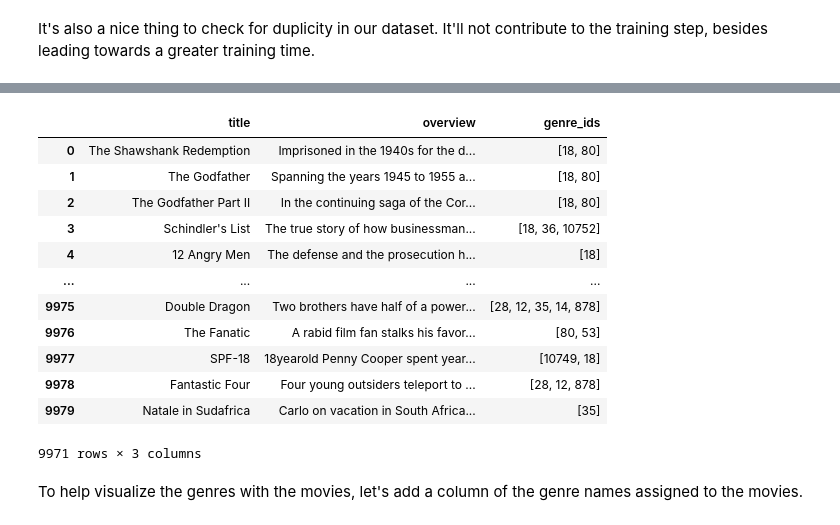
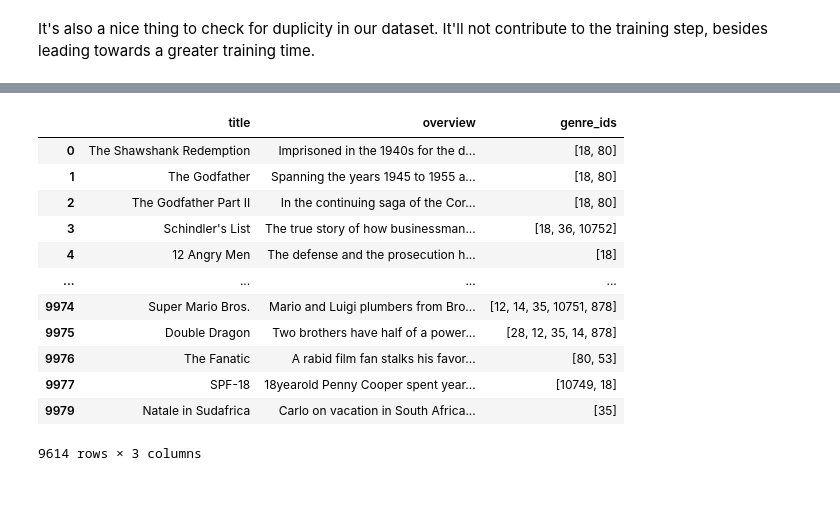
Before and after one commit to LucasPires2807/nlp-genre-classification, a Jupyter notebook: data_processing.ipynb, the cells around one changed output, grey strips where cells are left out. Cells and saved outputs as stored; diff of their text form; code cells hidden in the pictures; blank space fills up the shorter version.

```diff
--- a/data_processing.ipynb
+++ b/data_processing.ipynb
@@ -48,21 +3,3 @@ The two files relate through the genre identifiers:
 # %%
-# Import libraries with standard conventions
-import pandas as pd
-import numpy as np
-import re
-from ast import literal_eval
-from itertools import chain
-from collections import Counter
-from pprint import pprint
-import plotly.express as px
-import plotly.graph_objects as go
-import spacy
-import nltk
-from nltk.corpus import stopwords
-from nltk.stem import WordNetLemmatizer
-from sklearn.feature_extraction.text import CountVectorizer, TfidfVectorizer
-
-
-# Loading the data
-df_movies = pd.read_csv('data/movies_overview.csv')
-df_genres = pd.read_csv('data/movies_genres.csv')
+df = pd.read_csv('data/movies_overview.csv')
+df.head()
@@ -170,7 +125,7 @@ def remove_punctuation(text):
     return re.sub(r'[^\w\s]', '', text)
 
 
-df_movies["overview"] = df_movies["overview"].apply(remove_punctuation)
-df_movies["overview"] = df_movies["overview"].apply(remove_extra_spaces)
+df["overview"] = df["overview"].apply(remove_punctuation)
+df["overview"] = df["overview"].apply(remove_extra_spaces)
 # %% [markdown]
 The graph shows the distribution of overviews lentghs, there is a dense occurrence around 25 count of words, meaning that the texts are not long.
@@ -256,23 +284,22 @@ It's also a nice thing to check for duplicity in our dataset. It'll not contribu
 # %%
-#removing duplicates
-movies_clean = df_movies.drop_duplicates(subset=['overview'])
-movies_clean
+#as duplicatas correspondiam a menos de 5% do dataset, decidi removê-las
+df_clean = df.drop_duplicates(subset=['title'])
+df_clean = df_clean.drop_duplicates(subset=['overview'])
+df_clean
 # %% [output]
 |  | title | overview | genre_ids |
 | 0 | The Shawshank Redemption | Imprisoned in the 1940s for the d... | [18, 80] |
 | 1 | The Godfather | Spanning the years 1945 to 1955 a... | [18, 80] |
 | 2 | The Godfather Part II | In the continuing saga of the Cor... | [18, 80] |
 | 3 | Schindler's List | The true story of how businessman... | [18, 36, 10752] |
 | 4 | 12 Angry Men | The defense and the prosecution h... | [18] |
 | ... | ... | ... | ... |
+| 9974 | Super Mario Bros. | Mario and Luigi plumbers from Bro... | [12, 14, 35, 10751, 878] |
 | 9975 | Double Dragon | Two brothers have half of a power... | [28, 12, 35, 14, 878] |
 | 9976 | The Fanatic | A rabid film fan stalks his favor... | [80, 53] |
 | 9977 | SPF-18 | 18yearold Penny Cooper spent year... | [10749, 18] |
-| 9978 | Fantastic Four | Four young outsiders teleport to ... | [28, 12, 878] |
 | 9979 | Natale in Sudafrica | Carlo on vacation in South Africa... | [35] |
-9971 rows × 3 columns
+9614 rows × 3 columns
-# %% [markdown]
-To help visualize the genres with the movies, let's add a column of the genre names assigned to the movies.
 # %%
 import ast
 import re
```
Also changed, not shown: parts of 39 cells of this notebook, 1 other file.
